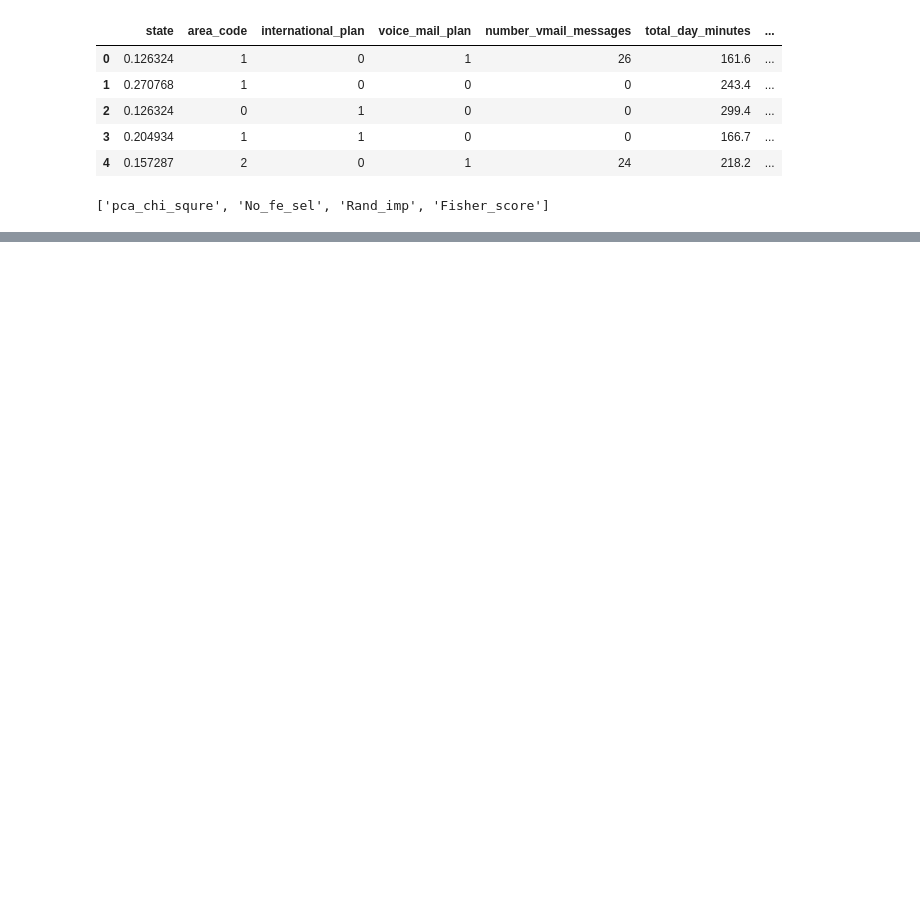
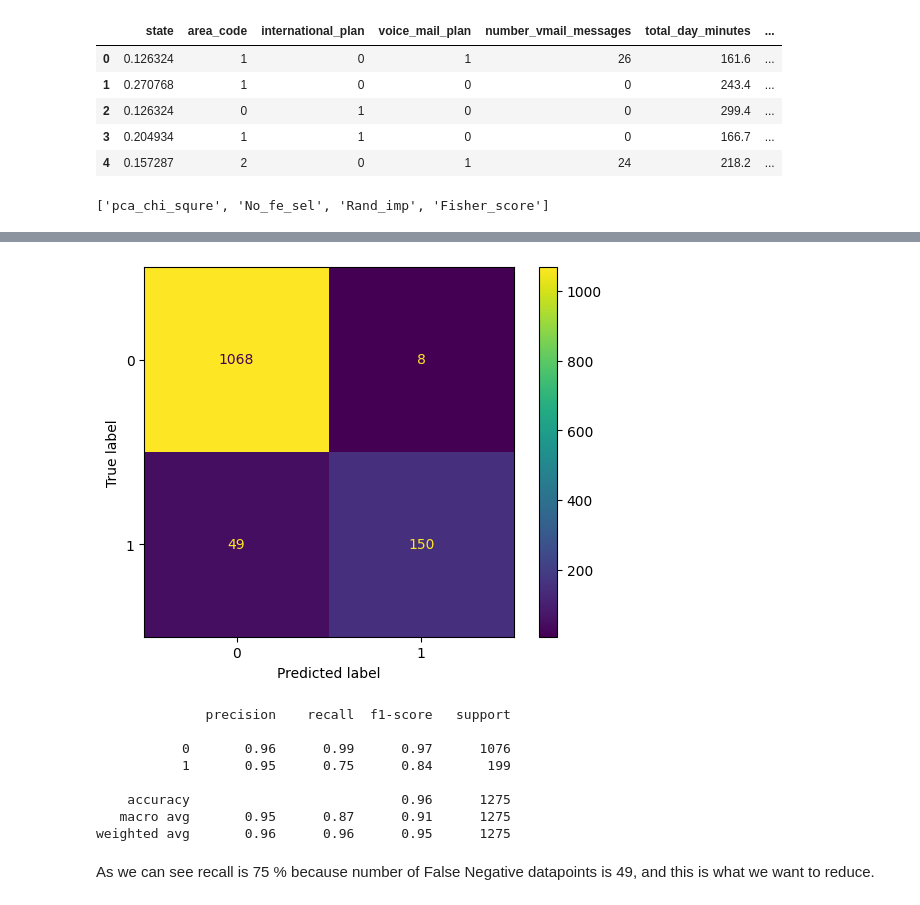
Before and after one commit to soil15/Customer_churn, a Jupyter notebook: notebooks/final_sol.ipynb, the cells around one changed output, grey strips where cells are left out. Drawn from its saved outputs; the diff is of its cells as text; code cells hidden in the pictures; blank space fills up the shorter version.

```diff
--- a/notebooks/final_sol.ipynb
+++ b/notebooks/final_sol.ipynb
@@ -421,0 +569,24 @@ perform_df
+# %%
+X = fisher_df.drop('churn', axis=1)
+y = fisher_df['churn']
+# %%
+X_train, X_test, y_train, y_test = train_test_split(X, y, test_size=0.3, random_state=15)
+# %%
+y_pred = best_model.predict(X_test)
+# %%
+cm = confusion_matrix(y_test, y_pred)
+ConfusionMatrixDisplay(confusion_matrix=cm).plot()
+plt.show()
+print(classification_report(y_test, y_pred))
+# %% [output]
+[figure, added]
+              precision    recall  f1-score   support
+
+           0       0.96      0.99      0.97      1076
+           1       0.95      0.75      0.84       199
+
+    accuracy                           0.96      1275
+   macro avg       0.95      0.87      0.91      1275
+weighted avg       0.96      0.96      0.95      1275
+# %% [markdown]
+<p1>As we can see recall is 75 % because number of False Negative datapoints is 49, and this is what we want to reduce.</p1>
```
Also changed, not shown: parts of 42 cells of this notebook, 3 other files.
